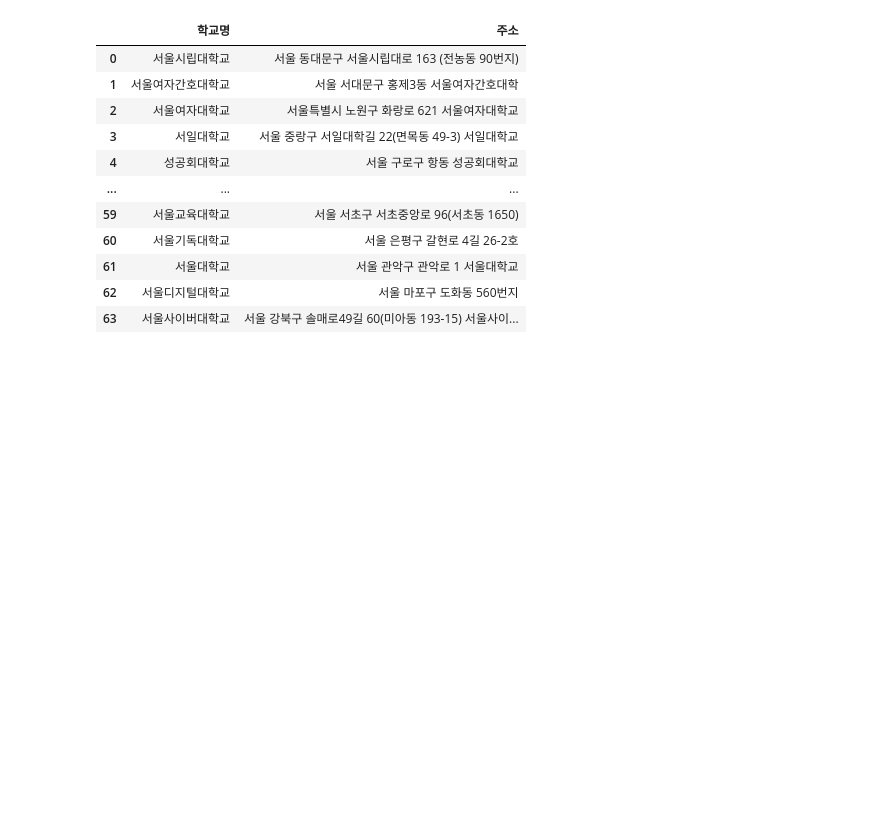
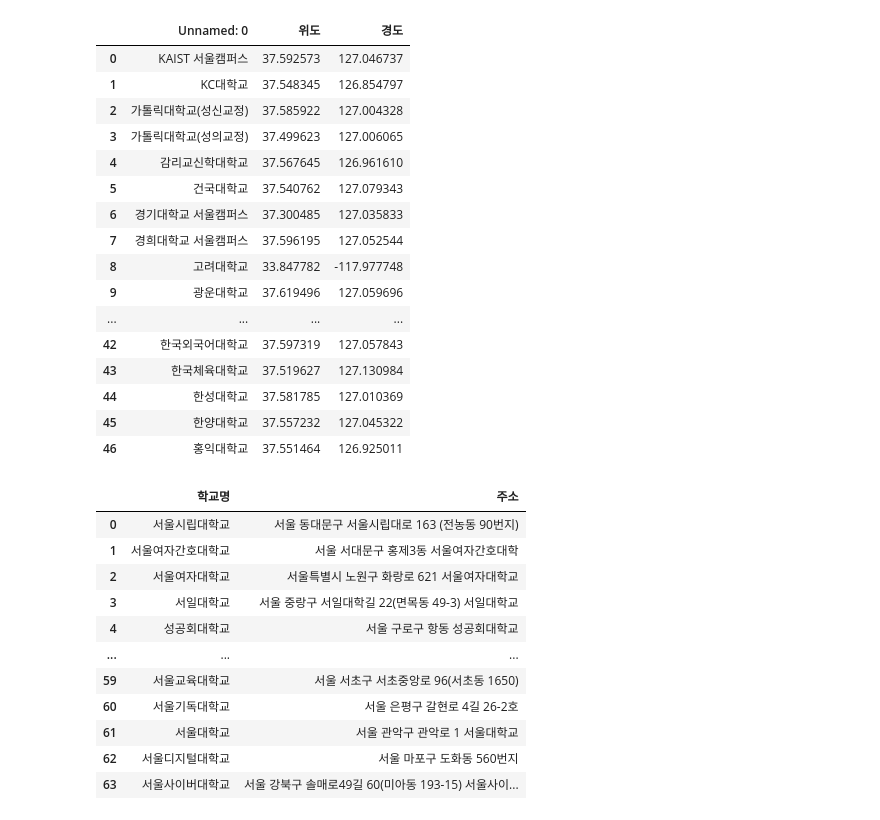
Before and after one commit to so02e/stop_kickrani_GIS, a Jupyter notebook: seoul_univ.ipynb, the cells around one changed output. Cells and saved outputs as stored; diff of their text form; code cells hidden in the pictures; blank space fills up the shorter version.

```diff
--- a/seoul_univ.ipynb
+++ b/seoul_univ.ipynb
@@ -1 +1,27 @@
+# %%
+import pandas as pd
+import numpy as np
+import seaborn as sns
+
+
+df = pd.read_excel("data/서울시 시설 데이터/서울지역 대학교 위치.xlsx")
+df
+# %% [output]
+|  | Unnamed: 0 | 위도 | 경도 |
+| 0 | KAIST 서울캠퍼스 | 37.592573 | 127.046737 |
+| 1 | KC대학교 | 37.548345 | 126.854797 |
+| 2 | 가톨릭대학교(성신교정) | 37.585922 | 127.004328 |
+| 3 | 가톨릭대학교(성의교정) | 37.499623 | 127.006065 |
+| 4 | 감리교신학대학교 | 37.567645 | 126.961610 |
+| 5 | 건국대학교 | 37.540762 | 127.079343 |
+| 6 | 경기대학교 서울캠퍼스 | 37.300485 | 127.035833 |
+| 7 | 경희대학교 서울캠퍼스 | 37.596195 | 127.052544 |
+| 8 | 고려대학교 | 33.847782 | -117.977748 |
+| 9 | 광운대학교 | 37.619496 | 127.059696 |
+| ... | ... | ... | ... |
+| 42 | 한국외국어대학교 | 37.597319 | 127.057843 |
+| 43 | 한국체육대학교 | 37.519627 | 127.130984 |
+| 44 | 한성대학교 | 37.581785 | 127.010369 |
+| 45 | 한양대학교 | 37.557232 | 127.045322 |
+| 46 | 홍익대학교 | 37.551464 | 126.925011 |
 # %%
```
Also changed, not shown: parts of 2 cells of this notebook, 35 other files.
